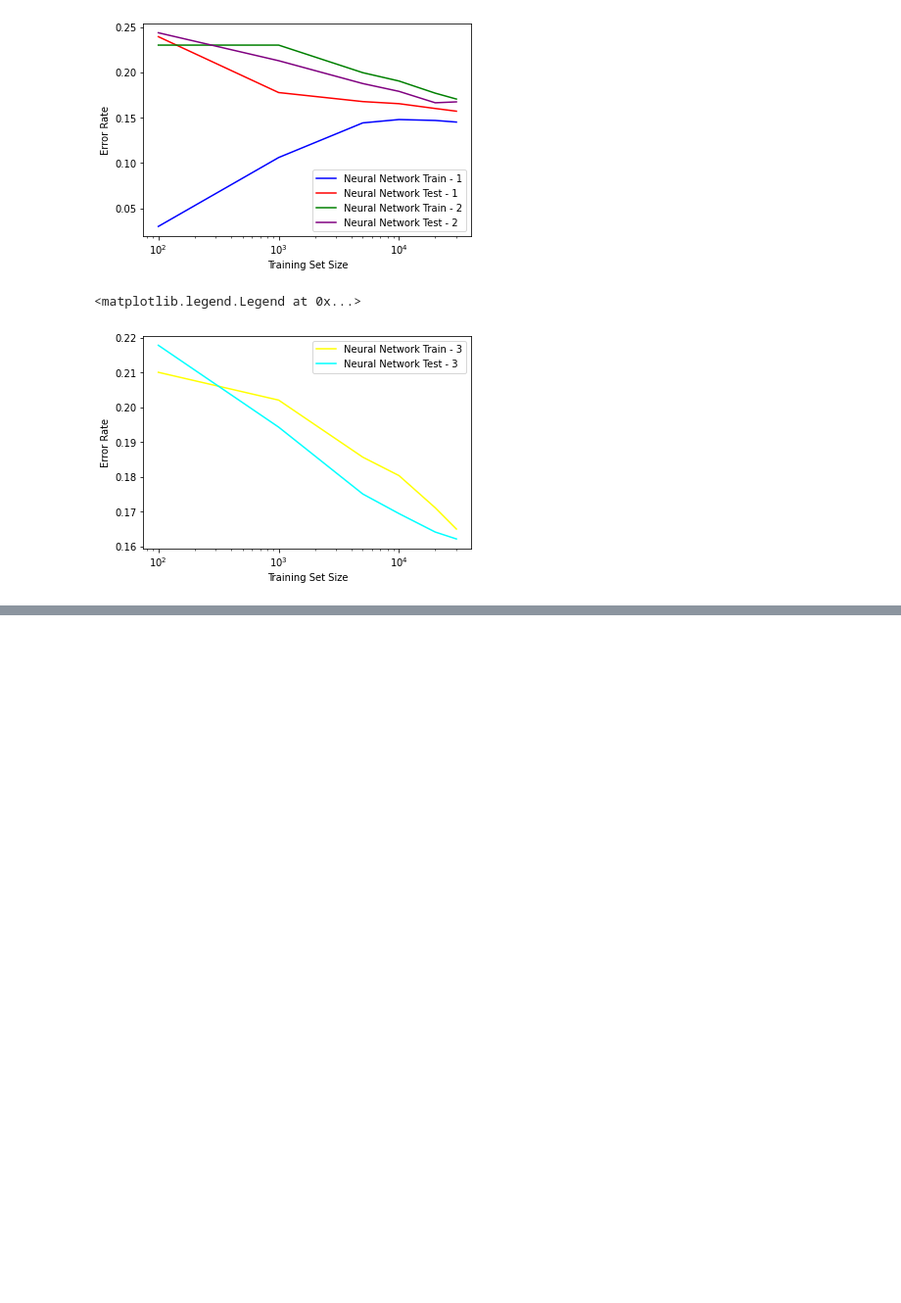
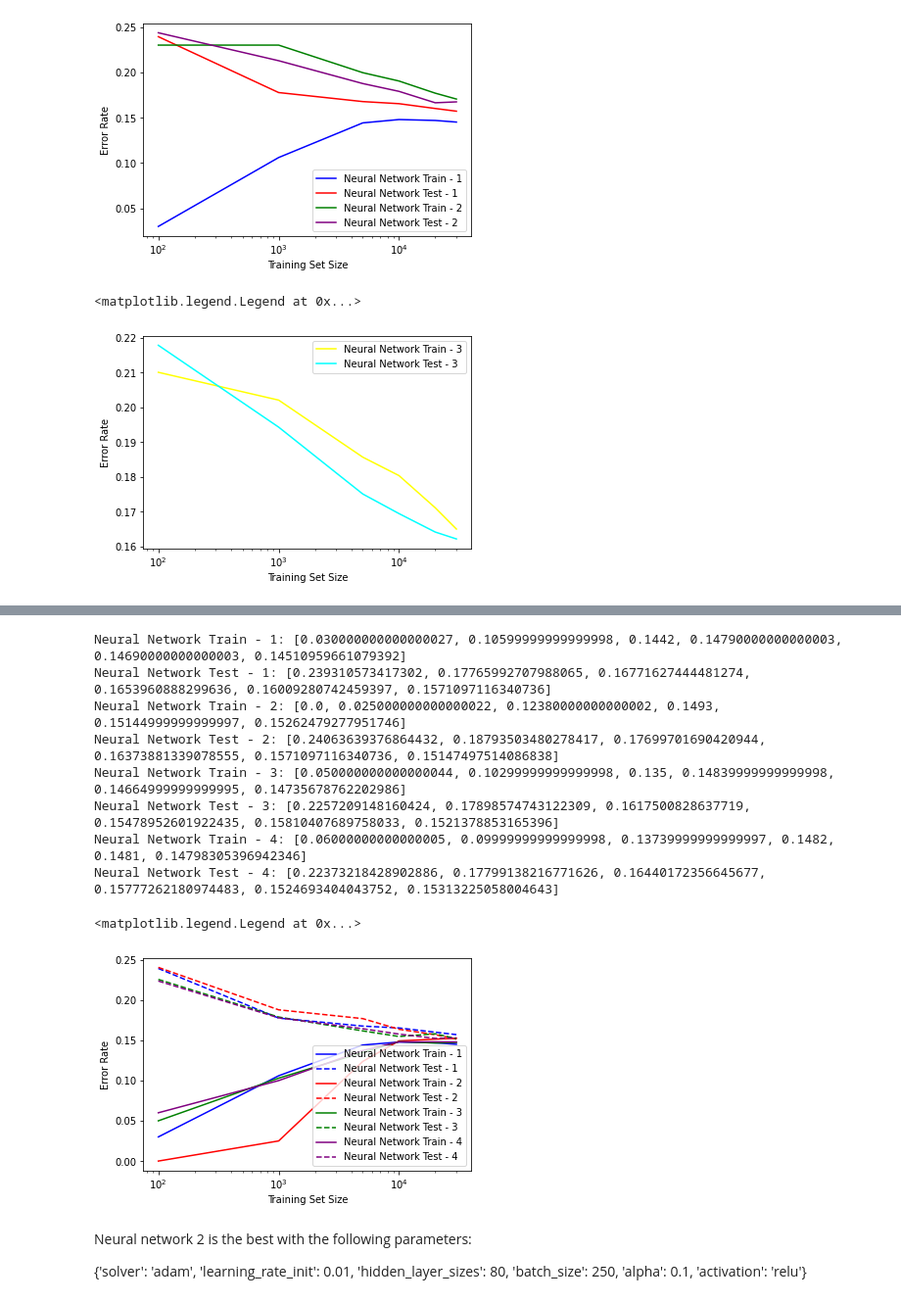
Before and after one commit to rileysw/cs178-project, a Jupyter notebook: neural-network.ipynb, the cells around one changed output, grey strips where cells are left out. Shown: that part at 98% size. Cells and saved outputs as stored; diff of their text form; code cells hidden in the pictures; blank space fills up the shorter version.

```diff
--- a/neural-network.ipynb
+++ b/neural-network.ipynb
@@ -166,3 +166,22 @@ plt.legend(fontsize = 10, loc = 0)
 # %% [output]
 <matplotlib.legend.Legend at 0x...>
 [figure]
+# %%
+# Written by Riley Wong
+# Using RandomizedSearchCV to tune hyperparameters
+
+learner = MLPClassifier(random_state=seed)
+
+parameter_space = {
+    'hidden_layer_sizes': [(80), (85), (90), (95), (100), (105), (110)],
+    'activation': ['relu'],
+    'solver': ['adam'],
+    'alpha': [0.001, 0.01, 0.1],
+    'batch_size': [175, 200, 225, 250],
+    'learning_rate_init': [0.0001, 0.001, 0.01, 0.1],
+}
+
+clf = RandomizedSearchCV(learner, parameter_space, n_iter=50, n_jobs=-1, cv=3)
+clf.fit(adults_X_tr, adults_y_tr)
+
+print(clf.best_params_)
@@ -168,0 +269,42 @@ plt.legend(fontsize = 10, loc = 0)
+# %%
+# Written by Riley Wong
+
+print("Neural Network Train - 1:", neural_tr_errors1)
+print("Neural Network Test - 1:", neural_te_errors1)
+print("Neural Network Train - 2:", neural_tr_errors2)
+print("Neural Network Test - 2:", neural_te_errors2)
+print("Neural Network Train - 3:", neural_tr_errors3)
+print("Neural Network Test - 3:", neural_te_errors3)
+print("Neural Network Train - 4:", neural_tr_errors4)
+print("Neural Network Test - 4:", neural_te_errors4)
+
+plt.semilogx(train_sizes, neural_tr_errors1, color='blue', label='Neural Network Train - 1')
+plt.semilogx(train_sizes, neural_te_errors1, linestyle="dashed", color='blue', label='Neural Network Test - 1')
+
+plt.semilogx(train_sizes, neural_tr_errors2, color='red', label='Neural Network Train - 2')
+plt.semilogx(train_sizes, neural_te_errors2, linestyle="dashed", color='red', label='Neural Network Test - 2')
+
+plt.semilogx(train_sizes, neural_tr_errors3, color='green', label='Neural Network Train - 3')
+plt.semilogx(train_sizes, neural_te_errors3, linestyle="dashed", color='green', label='Neural Network Test - 3')
+
+plt.semilogx(train_sizes, neural_tr_errors4, color='purple', label='Neural Network Train - 4')
+plt.semilogx(train_sizes, neural_te_errors4, linestyle="dashed", color='purple', label='Neural Network Test - 4')
+
+plt.xlabel('Training Set Size')
+plt.ylabel('Error Rate')
+plt.legend(fontsize = 10, loc = 0)
+# %% [output]
+Neural Network Train - 1: [0.030000000000000027, 0.10599999999999998, 0.1442, 0.14790000000000003, 0.14690000000000003, 0.14510959661079392]
+Neural Network Test - 1: [0.239310573417302, 0.17765992707988065, 0.16771627444481274, 0.1653960888299636, 0.16009280742459397, 0.1571097116340736]
+Neural Network Train - 2: [0.0, 0.025000000000000022, 0.12380000000000002, 0.1493, 0.15144999999999997, 0.15262479277951746]
+Neural Network Test - 2: [0.24063639376864432, 0.18793503480278417, 0.17699701690420944, 0.16373881339078555, 0.1571097116340736, 0.15147497514086838]
+Neural Network Train - 3: [0.050000000000000044, 0.10299999999999998, 0.135, 0.14839999999999998, 0.14664999999999995, 0.14735678762202986]
+Neural Network Test - 3: [0.2257209148160424, 0.17898574743122309, 0.1617500828637719, 0.15478952601922435, 0.15810407689758033, 0.1521378853165396]
+Neural Network Train - 4: [0.06000000000000005, 0.09999999999999998, 0.13739999999999997, 0.1482, 0.1481, 0.14798305396942346]
+Neural Network Test - 4: [0.22373218428902886, 0.17799138216771626, 0.16440172356645677, 0.15777262180974483, 0.1524693404043752, 0.15313225058004643]
+<matplotlib.legend.Legend at 0x...>
+[figure, added]
+# %% [markdown]
+Neural network 2 is the best with the following parameters:
+
+{'solver': 'adam', 'learning_rate_init': 0.01, 'hidden_layer_sizes': 80, 'batch_size': 250, 'alpha': 0.1, 'activation': 'relu'}
```
Also changed, not shown: parts of 4 cells of this notebook, 1 other file.
